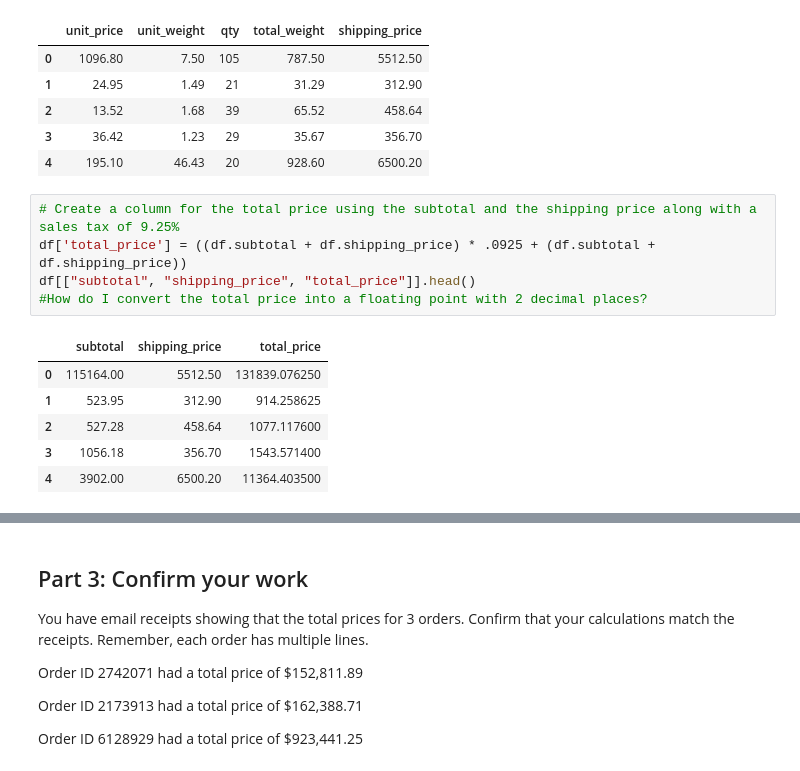
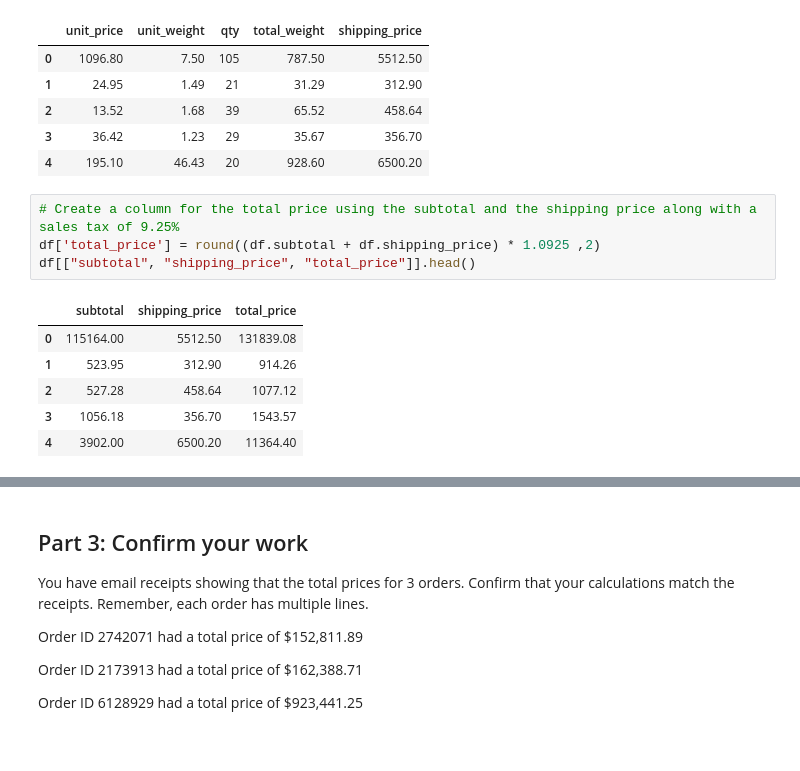
Before and after one commit to edoucet-AI/pandas-challenge-1, a Jupyter notebook: Starter_Code/Starter_Code/wholesale_data_analysis_starter_code.ipynb, the cells around one changed output, grey strips where cells are left out. Drawn from its saved outputs; the diff is of its cells as text.

```diff
--- a/Starter_Code/Starter_Code/wholesale_data_analysis_starter_code.ipynb
+++ b/Starter_Code/Starter_Code/wholesale_data_analysis_starter_code.ipynb
@@ -133,16 +133,15 @@ df[["unit_price", "unit_weight", "qty", "total_weight", "shipping_price"]].head(
 | 4 | 195.10 | 46.43 | 20 | 928.60 | 6500.20 |
 # %%
 # Create a column for the total price using the subtotal and the shipping price along with a sales tax of 9.25%
-df['total_price'] = ((df.subtotal + df.shipping_price) * .0925 + (df.subtotal + df.shipping_price))
+df['total_price'] = round((df.subtotal + df.shipping_price) * 1.0925 ,2)
 df[["subtotal", "shipping_price", "total_price"]].head()
-#How do I convert the total price into a floating point with 2 decimal places?
 # %% [output]
 |  | subtotal | shipping_price | total_price |
-| 0 | 115164.00 | 5512.50 | 131839.076250 |
-| 1 | 523.95 | 312.90 | 914.258625 |
-| 2 | 527.28 | 458.64 | 1077.117600 |
-| 3 | 1056.18 | 356.70 | 1543.571400 |
-| 4 | 3902.00 | 6500.20 | 11364.403500 |
+| 0 | 115164.00 | 5512.50 | 131839.08 |
+| 1 | 523.95 | 312.90 | 914.26 |
+| 2 | 527.28 | 458.64 | 1077.12 |
+| 3 | 1056.18 | 356.70 | 1543.57 |
+| 4 | 3902.00 | 6500.20 | 11364.40 |
 # %%
 # Create a column for the cost of each line using unit cost, qty, and
 # shipping price (assume the shipping cost is exactly what is charged to the client).
```
Also changed, not shown: parts of 7 cells of this notebook.
